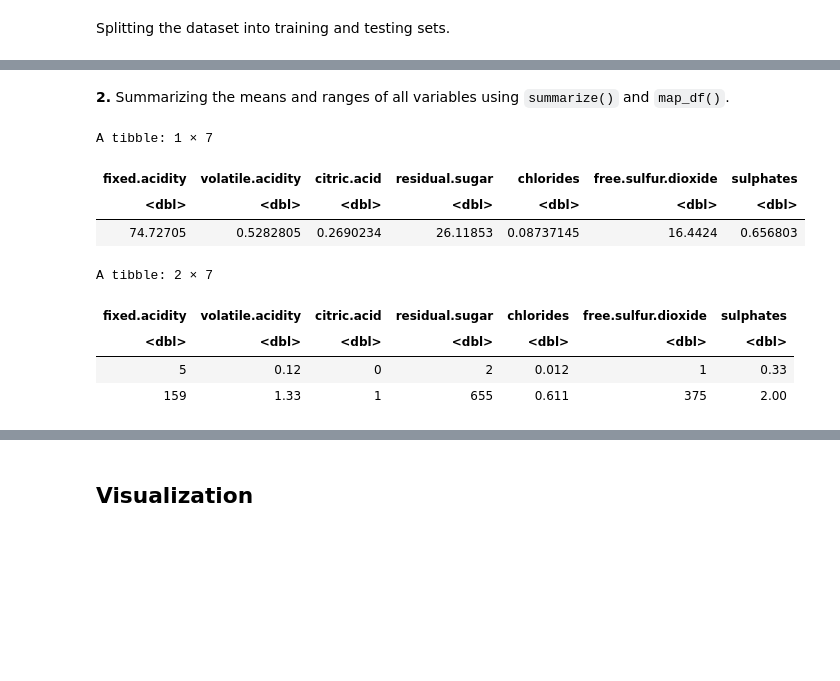
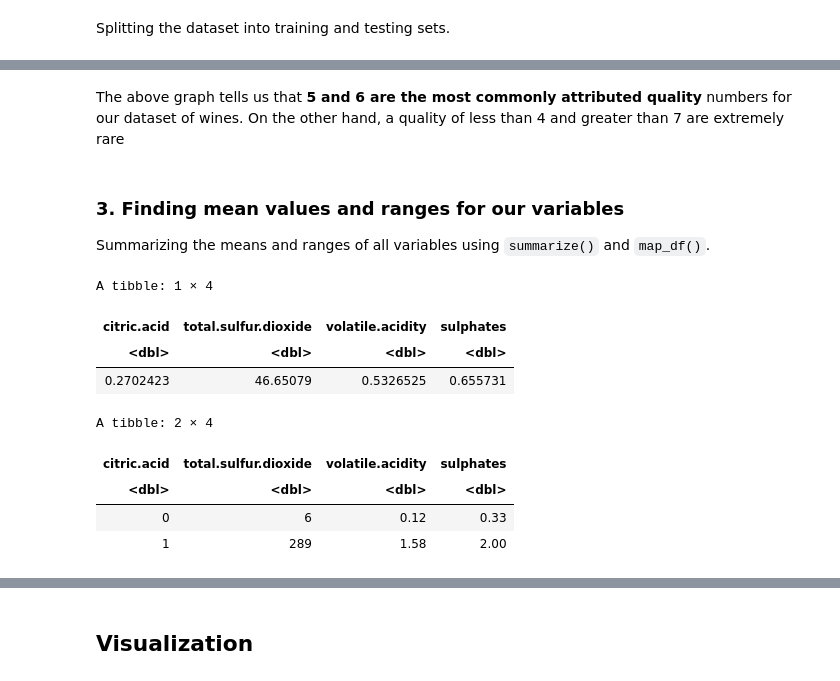
Before and after one commit to s4yuj/KNN-Wine-Quality-Predictor, a Jupyter notebook: project_report.ipynb, the cells around one changed output, grey strips where cells are left out. Saved outputs shown, nothing was run; the diff lists cells and outputs as text; code cells hidden in the pictures; blank space fills up the shorter version.

```diff
--- a/project_report.ipynb
+++ b/project_report.ipynb
@@ -65,8 +48,7 @@ We clean the column names to remove spaces using `make.names`, then change the d
 colnames(wine_red) <- make.names(colnames(wine_red))
 
 wine_red <- wine_red |>
-            mutate(across(fixed.acidity:sulphates, as.double), quality = as.factor(quality)) |>
-            select(-total.sulfur.dioxide, -pH, -alcohol, -density)
+            mutate(across(everything(), as.double), quality = as.factor(quality))
 
 wine_red
 # %% [output]
@@ -101,3 +87,6 @@ Checking how many NA values are present in each column using the `apply()` funct
 # %%
 apply(X = is.na(wine_train), MARGIN = 2, FUN = sum)
+
+wine_train <- drop_na(wine_train)
+wine_test <- drop_na(wine_test)
 # %% [output]
@@ -109,0 +133,9 @@ Since there are no NA values in any of the columns, it is clear that all columns
+# %%
+wine_train <- wine_train |>
+                select(citric.acid, total.sulfur.dioxide, volatile.acidity, sulphates, quality)
+
+wine_test <- wine_test |>
+                select(citric.acid, total.sulfur.dioxide, volatile.acidity, sulphates, quality)
+
+
+wine_train
@@ -110,25 +167,28 @@ Since there are no NA values in any of the columns, it is clear that all columns
+# %% [markdown]
+The above graph tells us that **5 and 6 are the most commonly attributed quality** numbers for our dataset of wines. On the other hand, a quality of less than 4 and greater than 7 are extremely rare
 # %% [markdown]
-**2.**
+### 3. Finding mean values and ranges for our variables
+
 Summarizing the means and ranges of all variables using `summarize()` and `map_df()`.
 # %%
 # mean_summary <- summarize(wine_train, across(fixed.acidity:sulphates, mean))
 mean_summary <- wine_train |>
                 select(-quality) |>
                 map_df(mean)
 
-range_summary <- summarize(wine_train, across(fixed.acidity:sulphates, range))
+range_summary <- summarize(wine_train, across(-quality, range))
 
 mean_summary
 range_summary
 # %% [output]
-A tibble: 1 × 7
+A tibble: 1 × 4
-| fixed.acidity | volatile.acidity | citric.acid | residual.sugar | chlorides | free.sulfur.dioxide | sulphates |
-| <dbl> | <dbl> | <dbl> | <dbl> | <dbl> | <dbl> | <dbl> |
-| 74.72705 | 0.5282805 | 0.2690234 | 26.11853 | 0.08737145 | 16.4424 | 0.656803 |
+| citric.acid | total.sulfur.dioxide | volatile.acidity | sulphates |
+| <dbl> | <dbl> | <dbl> | <dbl> |
+| 0.2702423 | 46.65079 | 0.5326525 | 0.655731 |
-A tibble: 2 × 7
+A tibble: 2 × 4
-| fixed.acidity | volatile.acidity | citric.acid | residual.sugar | chlorides | free.sulfur.dioxide | sulphates |
-| <dbl> | <dbl> | <dbl> | <dbl> | <dbl> | <dbl> | <dbl> |
-| 5 | 0.12 | 0 | 2 | 0.012 | 1 | 0.33 |
-| 159 | 1.33 | 1 | 655 | 0.611 | 375 | 2.00 |
+| citric.acid | total.sulfur.dioxide | volatile.acidity | sulphates |
+| <dbl> | <dbl> | <dbl> | <dbl> |
+| 0 | 6 | 0.12 | 0.33 |
+| 1 | 289 | 1.58 | 2.00 |
 # %% [markdown]
 The range data gives us the minimum and maximum values for each column in the database.
```
Also changed, not shown: parts of 45 cells of this notebook.
